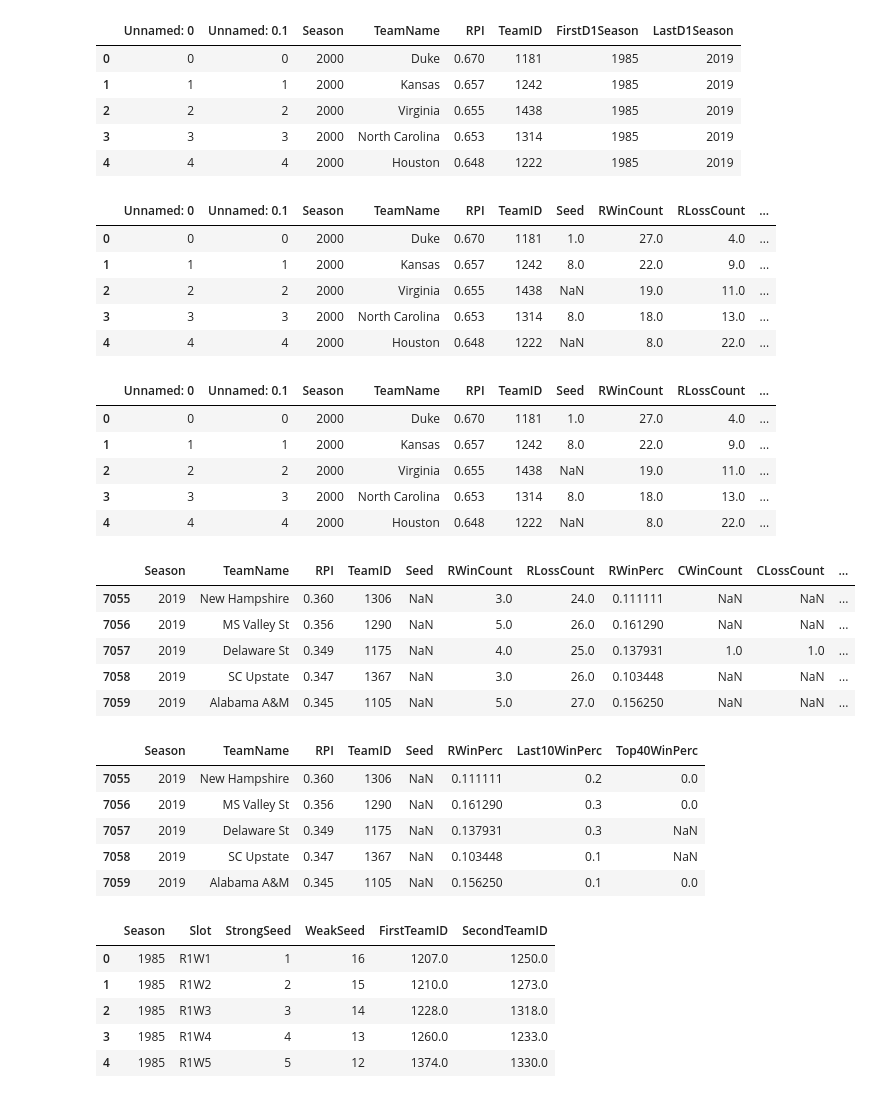
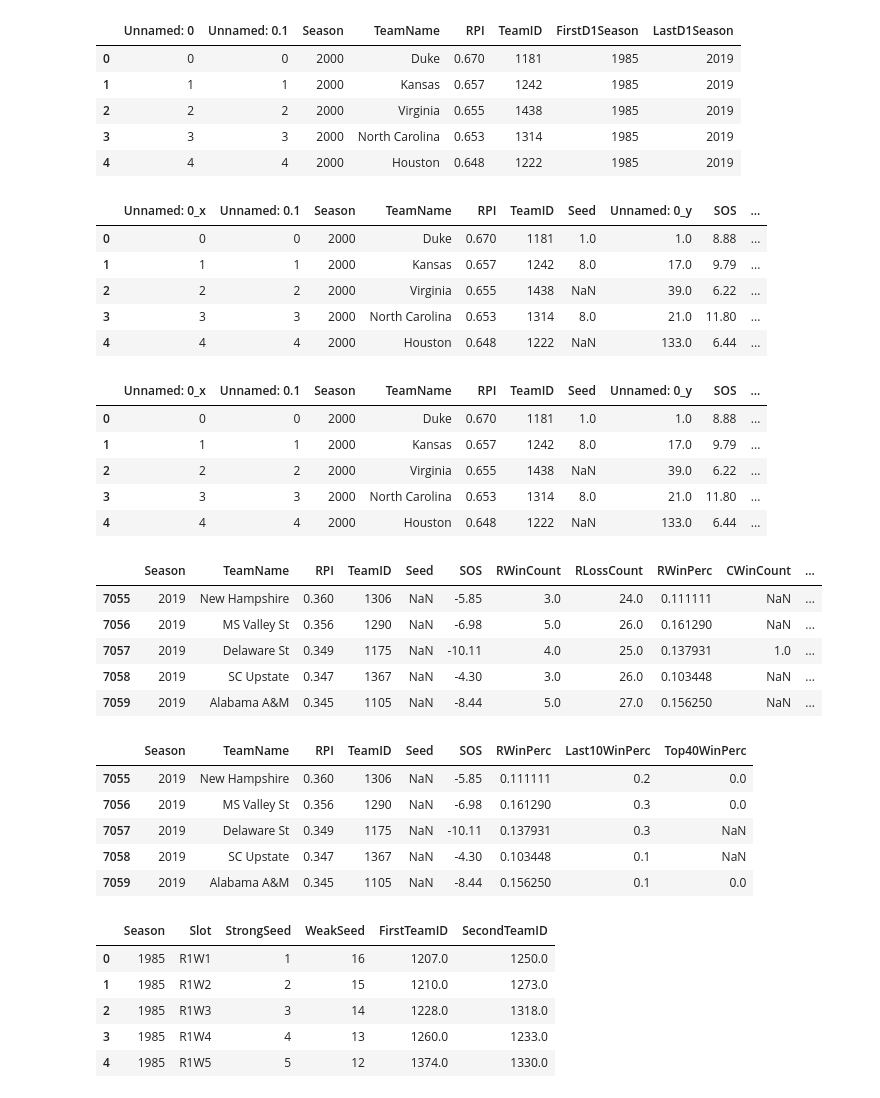
Before and after one commit to kgnadinger/ncaa_tournament_ml_model, a Jupyter notebook: tournament_model.ipynb, the cells around one changed output. Saved outputs shown, nothing was run; the diff lists cells and outputs as text; code cells hidden in the pictures.

```diff
--- a/tournament_model.ipynb
+++ b/tournament_model.ipynb
@@ -34,6 +35,8 @@ df_conference_games = pd.read_csv(data_dir + 'ConferenceTourneyGames.csv')
 df_team_rpis = pd.read_csv("RPI/TeamRPI.csv") # scrapped from the web
 df_teams = pd.read_csv(data_dir + "Teams.csv")
 df_tourn_slots = pd.read_csv(data_dir + "NCAATourneySlots.csv")
+df_team_conferences = pd.read_csv(data_dir + "TeamConferences.csv")
+df_sos_rankings = pd.read_csv("sos.csv")
 # %%
 # matchups w/ teamid's
 df_tourney_strong_seeds = df_seeds.copy().rename(columns={'Seed': 'StrongSeed', 'TeamID': 'FirstTeamID'})
@@ -206,5 +209,7 @@ df_seeds.head()
 # add seeds
 df_team_master = pd.merge(left=df_team_master, right=df_seeds, how="left", on=["Season", "TeamID"])
 # drop teams that weren't in the tournament
+df_team_master = pd.merge(left=df_team_master, right=df_sos_rankings, how="left", on=["Season", "TeamName"])
+df_team_master = df_team_master.fillna(value={"SOS": 0})
 df_team_master.tail()
 # %% [output]
@@ -266,12 +271,12 @@ df_last_ten_games = df_last_ten_games.rename(columns={'win': 'Last10WinPerc'})
 df_team_master = pd.merge(left=df_team_master, right=df_last_ten_games, how="left", on=["Season", "TeamID"])
 df_team_master.head()
 # %% [output]
-|  | Unnamed: 0 | Unnamed: 0.1 | Season | TeamName | RPI | TeamID | Seed | RWinCount | RLossCount | ... |
-| 0 | 0 | 0 | 2000 | Duke | 0.670 | 1181 | 1.0 | 27.0 | 4.0 | ... |
-| 1 | 1 | 1 | 2000 | Kansas | 0.657 | 1242 | 8.0 | 22.0 | 9.0 | ... |
-| 2 | 2 | 2 | 2000 | Virginia | 0.655 | 1438 | NaN | 19.0 | 11.0 | ... |
-| 3 | 3 | 3 | 2000 | North Carolina | 0.653 | 1314 | 8.0 | 18.0 | 13.0 | ... |
-| 4 | 4 | 4 | 2000 | Houston | 0.648 | 1222 | NaN | 8.0 | 22.0 | ... |
+|  | Unnamed: 0_x | Unnamed: 0.1 | Season | TeamName | RPI | TeamID | Seed | Unnamed: 0_y | SOS | ... |
+| 0 | 0 | 0 | 2000 | Duke | 0.670 | 1181 | 1.0 | 1.0 | 8.88 | ... |
+| 1 | 1 | 1 | 2000 | Kansas | 0.657 | 1242 | 8.0 | 17.0 | 9.79 | ... |
+| 2 | 2 | 2 | 2000 | Virginia | 0.655 | 1438 | NaN | 39.0 | 6.22 | ... |
+| 3 | 3 | 3 | 2000 | North Carolina | 0.653 | 1314 | 8.0 | 21.0 | 11.80 | ... |
+| 4 | 4 | 4 | 2000 | Houston | 0.648 | 1222 | NaN | 133.0 | 6.44 | ... |
 # %%
 top_40_games = top_40['TeamID'].to_list()
 df_top_40_games = df_regular_season_wins_again[['Season', 'WTeamID', 'LTeamID', 'DayNum']].copy()
@@ -292,32 +297,32 @@ df_top_40_games = df_top_40_games.rename(columns={'win': 'Top40WinPerc'})
 df_team_master = pd.merge(left=df_team_master, right=df_top_40_games, how='left', on=['Season', 'TeamID'])
 df_team_master.head()
 # %% [output]
-|  | Unnamed: 0 | Unnamed: 0.1 | Season | TeamName | RPI | TeamID | Seed | RWinCount | RLossCount | ... |
-| 0 | 0 | 0 | 2000 | Duke | 0.670 | 1181 | 1.0 | 27.0 | 4.0 | ... |
-| 1 | 1 | 1 | 2000 | Kansas | 0.657 | 1242 | 8.0 | 22.0 | 9.0 | ... |
-| 2 | 2 | 2 | 2000 | Virginia | 0.655 | 1438 | NaN | 19.0 | 11.0 | ... |
-| 3 | 3 | 3 | 2000 | North Carolina | 0.653 | 1314 | 8.0 | 18.0 | 13.0 | ... |
-| 4 | 4 | 4 | 2000 | Houston | 0.648 | 1222 | NaN | 8.0 | 22.0 | ... |
+|  | Unnamed: 0_x | Unnamed: 0.1 | Season | TeamName | RPI | TeamID | Seed | Unnamed: 0_y | SOS | ... |
+| 0 | 0 | 0 | 2000 | Duke | 0.670 | 1181 | 1.0 | 1.0 | 8.88 | ... |
+| 1 | 1 | 1 | 2000 | Kansas | 0.657 | 1242 | 8.0 | 17.0 | 9.79 | ... |
+| 2 | 2 | 2 | 2000 | Virginia | 0.655 | 1438 | NaN | 39.0 | 6.22 | ... |
+| 3 | 3 | 3 | 2000 | North Carolina | 0.653 | 1314 | 8.0 | 21.0 | 11.80 | ... |
+| 4 | 4 | 4 | 2000 | Houston | 0.648 | 1222 | NaN | 133.0 | 6.44 | ... |
 # %%
-df_team_master.drop(labels=['Unnamed: 0', 'Unnamed: 0.1'], inplace=True, axis=1)
+df_team_master.drop(labels=['Unnamed: 0_x', 'Unnamed: 0.1', 'Unnamed: 0_y'], inplace=True, axis=1)
 df_team_master.tail()
 # %% [output]
-|  | Season | TeamName | RPI | TeamID | Seed | RWinCount | RLossCount | RWinPerc | CWinCount | CLossCount | ... |
-| 7055 | 2019 | New Hampshire | 0.360 | 1306 | NaN | 3.0 | 24.0 | 0.111111 | NaN | NaN | ... |
-| 7056 | 2019 | MS Valley St | 0.356 | 1290 | NaN | 5.0 | 26.0 | 0.161290 | NaN | NaN | ... |
-| 7057 | 2019 | Delaware St | 0.349 | 1175 | NaN | 4.0 | 25.0 | 0.137931 | 1.0 | 1.0 | ... |
-| 7058 | 2019 | SC Upstate | 0.347 | 1367 | NaN | 3.0 | 26.0 | 0.103448 | NaN | NaN | ... |
-| 7059 | 2019 | Alabama A&M | 0.345 | 1105 | NaN | 5.0 | 27.0 | 0.156250 | NaN | NaN | ... |
+|  | Season | TeamName | RPI | TeamID | Seed | SOS | RWinCount | RLossCount | RWinPerc | CWinCount | ... |
+| 7055 | 2019 | New Hampshire | 0.360 | 1306 | NaN | -5.85 | 3.0 | 24.0 | 0.111111 | NaN | ... |
+| 7056 | 2019 | MS Valley St | 0.356 | 1290 | NaN | -6.98 | 5.0 | 26.0 | 0.161290 | NaN | ... |
+| 7057 | 2019 | Delaware St | 0.349 | 1175 | NaN | -10.11 | 4.0 | 25.0 | 0.137931 | 1.0 | ... |
+| 7058 | 2019 | SC Upstate | 0.347 | 1367 | NaN | -4.30 | 3.0 | 26.0 | 0.103448 | NaN | ... |
+| 7059 | 2019 | Alabama A&M | 0.345 | 1105 | NaN | -8.44 | 5.0 | 27.0 | 0.156250 | NaN | ... |
 # %%
 df_cleansed_master = df_team_master.drop(labels=["RWinCount", "RLossCount", "CWinCount", "CLossCount", "CWinPerc"], inplace=False, axis=1)
 df_cleansed_master.tail()
 # %% [output]
-|  | Season | TeamName | RPI | TeamID | Seed | RWinPerc | Last10WinPerc | Top40WinPerc |
-| 7055 | 2019 | New Hampshire | 0.360 | 1306 | NaN | 0.111111 | 0.2 | 0.0 |
-| 7056 | 2019 | MS Valley St | 0.356 | 1290 | NaN | 0.161290 | 0.3 | 0.0 |
-| 7057 | 2019 | Delaware St | 0.349 | 1175 | NaN | 0.137931 | 0.3 | NaN |
-| 7058 | 2019 | SC Upstate | 0.347 | 1367 | NaN | 0.103448 | 0.1 | NaN |
-| 7059 | 2019 | Alabama A&M | 0.345 | 1105 | NaN | 0.156250 | 0.1 | 0.0 |
+|  | Season | TeamName | RPI | TeamID | Seed | SOS | RWinPerc | Last10WinPerc | Top40WinPerc |
+| 7055 | 2019 | New Hampshire | 0.360 | 1306 | NaN | -5.85 | 0.111111 | 0.2 | 0.0 |
+| 7056 | 2019 | MS Valley St | 0.356 | 1290 | NaN | -6.98 | 0.161290 | 0.3 | 0.0 |
+| 7057 | 2019 | Delaware St | 0.349 | 1175 | NaN | -10.11 | 0.137931 | 0.3 | NaN |
+| 7058 | 2019 | SC Upstate | 0.347 | 1367 | NaN | -4.30 | 0.103448 | 0.1 | NaN |
+| 7059 | 2019 | Alabama A&M | 0.345 | 1105 | NaN | -8.44 | 0.156250 | 0.1 | 0.0 |
 # %%
 df_tourney_slot_games.head()
 # %% [output]
```
Also changed, not shown: parts of 50 cells of this notebook, 4 other files.
